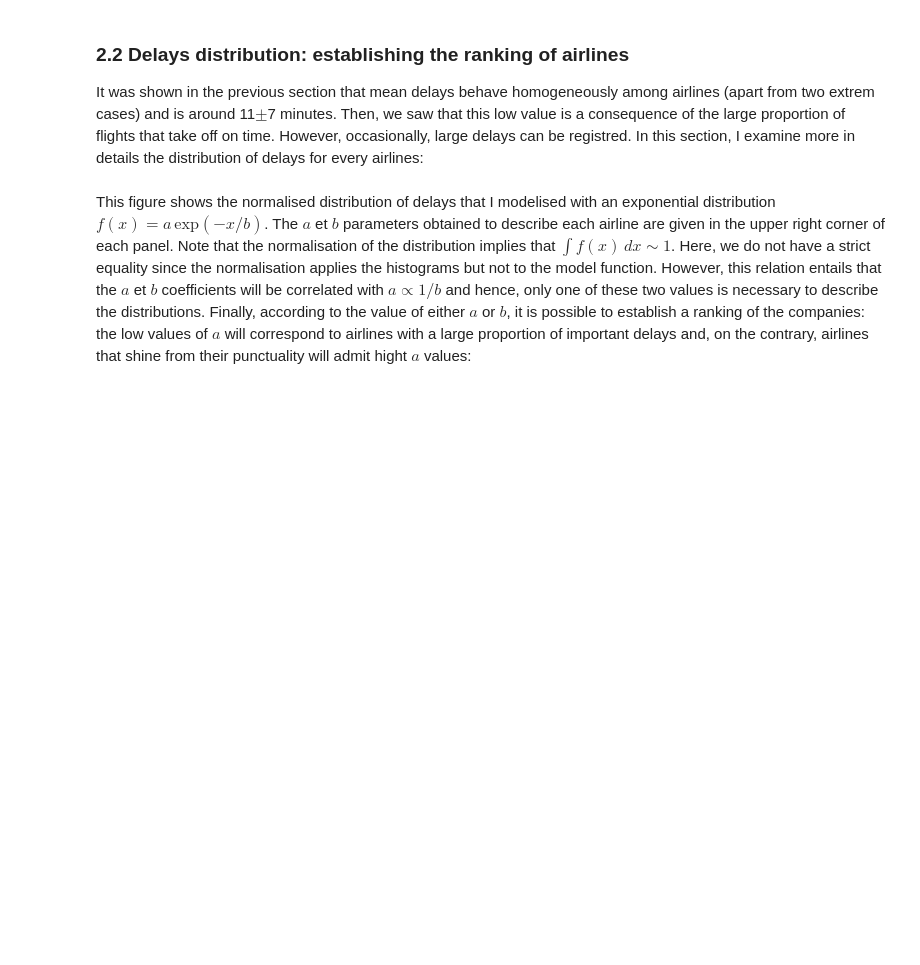
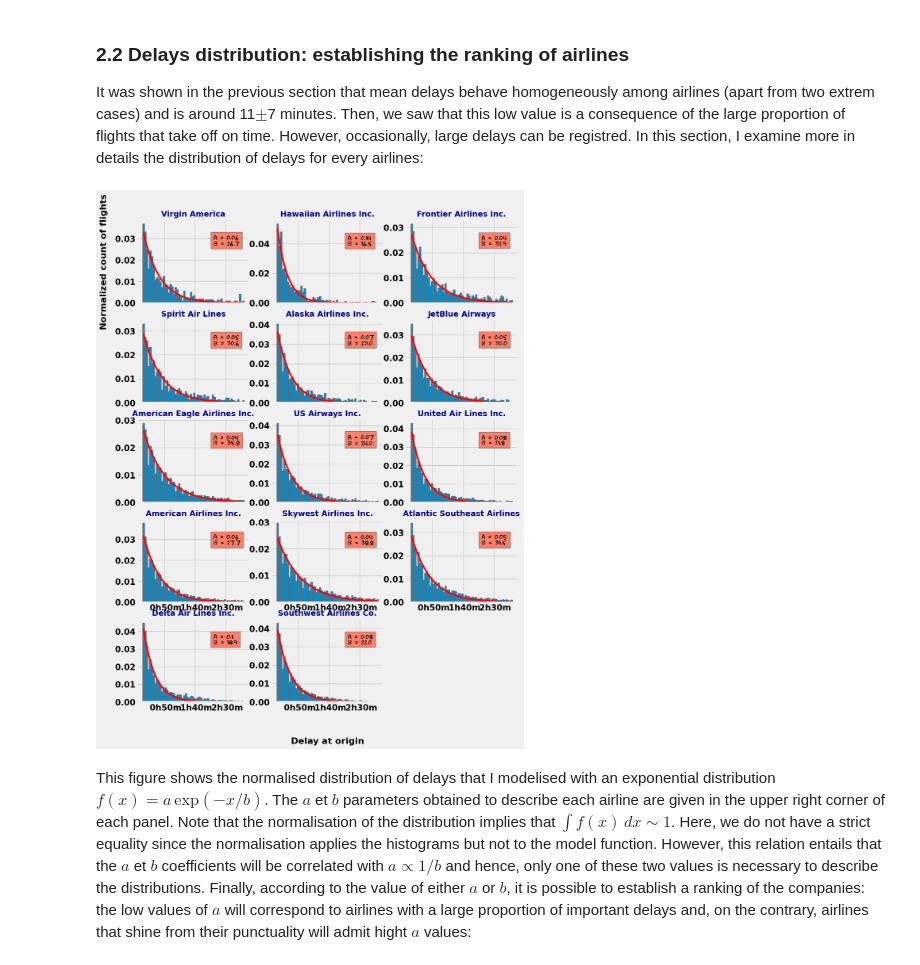
Before and after one commit to manikverma2-2/projects, a Jupyter notebook: Predicting flight delays.ipynb, the cells around one changed output. Drawn from its saved outputs; the diff is of its cells as text; code cells hidden in the pictures; blank space fills up the shorter version.

```diff
--- a/Predicting flight delays.ipynb
+++ b/Predicting flight delays.ipynb
@@ -381,49 +472,52 @@ def func(x, a, b):
     return a * np.exp(-x/b)
 #-------------------------------------------
 points = [] ; label_company = []
-fig = plt.figure(1, figsize=(11,11))
+fig = fig = plt.figure(1, figsize=(11,15))  # Increased height
+
 i = 0
 for carrier_name in [abbr_companies[x] for x in global_stats.index]:
     i += 1
     ax = fig.add_subplot(5,3,i)
     #_________________________
     # Fit of the distribution
-    n, bins, patches = plt.hist(x = df2[df2['AIRLINE']==carrier_name]['DEPARTURE_DELAY'],
-                                range = (15,180), normed=True, bins= 60)
+    n, bins, patches = plt.hist(x = df2[df2['AIRLINE'] == carrier_name]['DEPARTURE_DELAY'],
+                            range=(15, 180), density=True, bins=60)
     bin_centers = bins[:-1] + 0.5 * (bins[1:] - bins[:-1])
     popt, pcov = curve_fit(func, bin_centers, n, p0 = [1, 2])
     #___________________________
     # bookeeping of the results
     points.append(popt)
     label_company.append(carrier_name)
     #______________________
     # draw the fit curve
     plt.plot(bin_centers, func(bin_centers, *popt), 'r-', linewidth=3)
     #_____________________________________
     # define tick labels for each subplot
     if i < 10:
         ax.set_xticklabels(['' for x in ax.get_xticks()])
     else:
         ax.set_xticklabels(['{:2.0f}h{:2.0f}m'.format(*[int(y) for y in divmod(x,60)])
                             for x in ax.get_xticks()])
     #______________
     # subplot title
     plt.title(carrier_name, fontsize = 14, fontweight = 'bold', color = 'darkblue')
     #____________
     # axes labels
     if i == 4:
         ax.text(-0.3,0.9,'Normalized count of flights', fontsize=16, rotation=90,
             color='k', horizontalalignment='center', transform = ax.transAxes)
     if i == 14:
         ax.text( 0.5, -0.5 ,'Delay at origin', fontsize=16, rotation=0,
             color='k', horizontalalignment='center', transform = ax.transAxes)
     #___________________________________________
     # Legend: values of the a and b coefficients
     ax.text(0.68, 0.7, 'a = {}\nb = {}'.format(round(popt[0],2), round(popt[1],1)),
             style='italic', transform=ax.transAxes, fontsize = 12, family='fantasy',
             bbox={'facecolor':'tomato', 'alpha':0.8, 'pad':5})
 
-plt.tight_layout()
+plt.tight_layout(rect=[0, 0.03, 1, 0.97])
+# %% [output]
+[figure, added]
 # %% [markdown]
 This figure shows the normalised distribution of delays that I modelised with an exponential distribution $ f(x) = a \, \mathrm{exp} (-x/b)$. The $a$ et $b$ parameters obtained to describe each airline are given in the upper right corner of each panel. Note that the normalisation of the distribution implies that $\int f(x) \, dx \sim 1$. Here, we do not have a strict equality since the normalisation applies the histograms but not to the model function. However, this relation entails that the $a$ et $b$ coefficients will be correlated with $a \propto 1/b$ and hence, only one of these two values is necessary to describe the distributions. Finally, according to the value of either $a$ or $b$, it is possible to establish a ranking of the companies: the low values of $a$ will correspond to airlines with a large proportion of important delays and, on the contrary, airlines that shine from their punctuality will admit hight $a$ values:
 # %%
```
Also changed, not shown: parts of 66 cells of this notebook.
